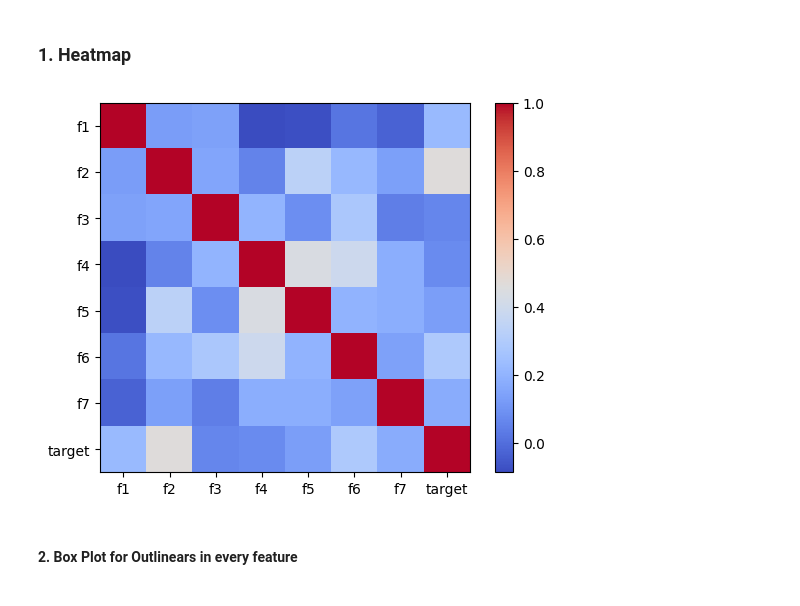
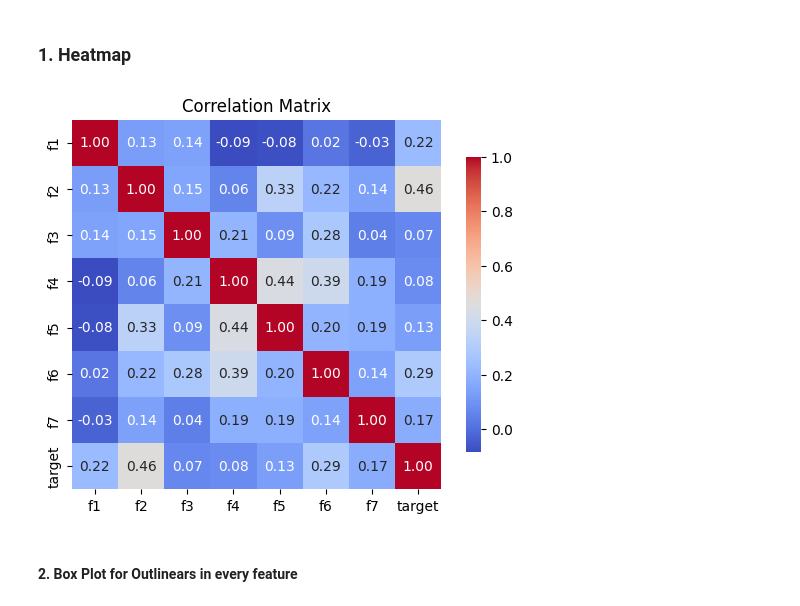
Before and after one commit to Kanika1201/ML-Project-2, a Jupyter notebook: Part1_All_Steps.ipynb, the cells around one changed output. Saved outputs shown, nothing was run; the diff lists cells and outputs as text; code cells hidden in the pictures.

```diff
--- a/Part1_All_Steps.ipynb
+++ b/Part1_All_Steps.ipynb
@@ -103,15 +103,13 @@ df.describe()
 ## Visualisation
 # %% [markdown]
 ### 1. Heatmap
-# %%
-corr = df.corr()
-plt.imshow(corr , cmap = 'coolwarm' , interpolation='nearest')
-plt.colorbar()
-plt.xticks(ticks=np.arange(df.shape[1]), labels=list(df.columns))
-plt.yticks(ticks=np.arange(df.shape[1]), labels=list(df.columns))
-plt.show()
-# %% [output]
-[figure, removed]
+# %%
+corr = df.corr()
+sns.heatmap(corr, annot=True, cmap='coolwarm', fmt='.2f', square=True, cbar_kws={"shrink": .8})
+plt.title('Correlation Matrix')
+plt.show()
+# %% [output]
+[figure, added]
 # %% [markdown]
 #### 2. Box Plot for Outlinears in every feature
 # %%
```
Also changed, not shown: parts of 8 cells of this notebook.
